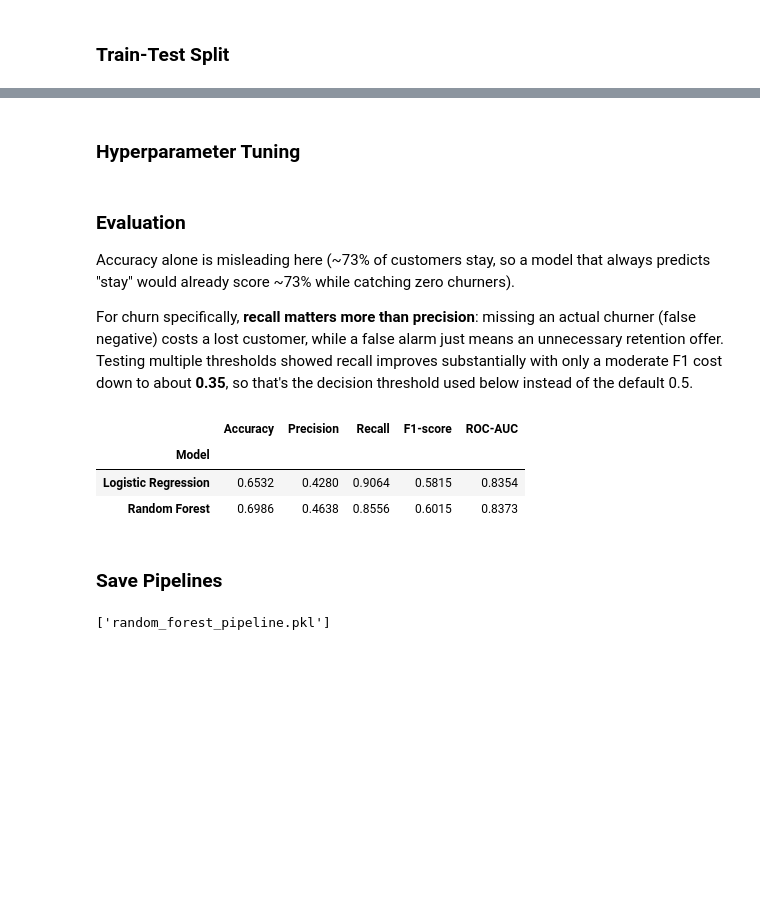
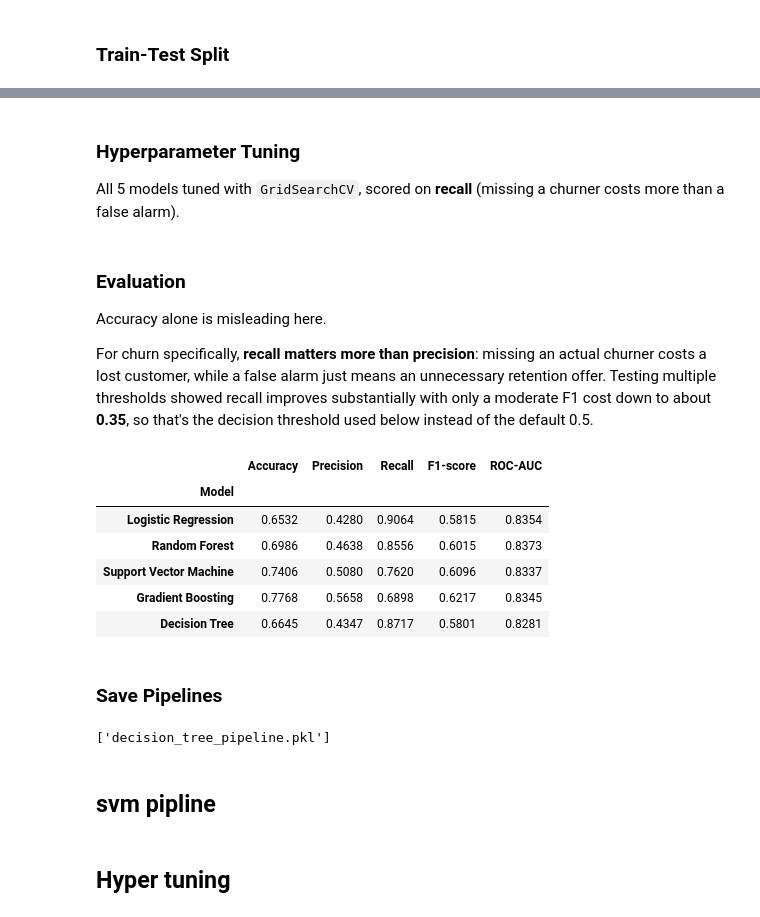
Before and after one commit to basmalamoataz/Samsung-Churnguard, a Jupyter notebook: Project_2.ipynb, the cells around one changed output, grey strips where cells are left out. Saved outputs shown, nothing was run; the diff lists cells and outputs as text; code cells hidden in the pictures; blank space fills up the shorter version.

Commit message:
add 2 models

```diff
--- a/Project_2.ipynb
+++ b/Project_2.ipynb
@@ -626,20 +627,37 @@ from sklearn.pipeline import Pipeline
 from sklearn.compose import ColumnTransformer
 from sklearn.preprocessing import StandardScaler
 from sklearn.linear_model import LogisticRegression
-from sklearn.ensemble import RandomForestClassifier
+from sklearn.ensemble import RandomForestClassifier, GradientBoostingClassifier
+from sklearn.svm import SVC
+from sklearn.tree import DecisionTreeClassifier
 
 numeric_cols = ["tenure", "MonthlyCharges", "TotalCharges"]
+scaler_step = ("scaler", ColumnTransformer([("scale", StandardScaler(), numeric_cols)], remainder="passthrough"))
 
 lr_pipeline = Pipeline([
-    ("scaler", ColumnTransformer([("scale", StandardScaler(), numeric_cols)], remainder="passthrough")),
+    scaler_step,
     ("model", LogisticRegression(max_iter=1000, class_weight="balanced", random_state=42))
 ])
 
 rf_pipeline = Pipeline([
     ("model", RandomForestClassifier(class_weight="balanced", random_state=42, n_jobs=-1))
 ])
+
+svm_pipeline = Pipeline([
+    scaler_step,
+    ("model", SVC(probability=True, class_weight="balanced", random_state=42))
+])
+
+gb_pipeline = Pipeline([
+    ("model", GradientBoostingClassifier(random_state=42))
+])
+
+dt_pipeline = Pipeline([
+    ("model", DecisionTreeClassifier(class_weight="balanced", random_state=42))
+])
-# %% [markdown]
-### Hyperparameter Tuning
+# %% [markdown]
+### Hyperparameter Tuning
+All 5 models tuned with `GridSearchCV`, scored on **recall** (missing a churner costs more than a false alarm).
 # %%
 from sklearn.model_selection import GridSearchCV
 
@@ -667,37 +701,43 @@ best_rf = rf_grid.best_estimator_
 # %% [markdown]
 ### Evaluation
 
-Accuracy alone is misleading here (~73% of customers stay, so a model that always predicts "stay" would already score ~73% while catching zero churners).
+Accuracy alone is misleading here.
 
-For churn specifically, **recall matters more than precision**: missing an actual churner (false negative) costs a lost customer, while a false alarm just means an unnecessary retention offer. Testing multiple thresholds showed recall improves substantially with only a moderate F1 cost down to about **0.35**, so that's the decision threshold used below instead of the default 0.5.
+For churn specifically, **recall matters more than precision**: missing an actual churner costs a lost customer, while a false alarm just means an unnecessary retention offer. Testing multiple thresholds showed recall improves substantially with only a moderate F1 cost down to about **0.35**, so that's the decision threshold used below instead of the default 0.5.
 # %%
 from sklearn.metrics import accuracy_score, precision_score, recall_score, f1_score, roc_auc_score
 
 THRESHOLD = 0.35
 
 def evaluate(model, name, threshold=THRESHOLD):
     y_proba = model.predict_proba(X_test)[:, 1]
     y_pred = (y_proba >= threshold).astype(int)
     return {
         "Model": name,
         "Accuracy": accuracy_score(y_test, y_pred),
         "Precision": precision_score(y_test, y_pred),
         "Recall": recall_score(y_test, y_pred),
         "F1-score": f1_score(y_test, y_pred),
         "ROC-AUC": roc_auc_score(y_test, y_proba),
     }
 
 results = pd.DataFrame([
     evaluate(best_lr, "Logistic Regression"),
     evaluate(best_rf, "Random Forest"),
+    evaluate(best_svm, "Support Vector Machine"),
+    evaluate(best_gb, "Gradient Boosting"),
+    evaluate(best_dt, "Decision Tree"),
 ]).set_index("Model").round(4)
 
 results
 # %% [output]
 |  | Accuracy | Precision | Recall | F1-score | ROC-AUC |
 | Model |  |  |  |  |  |
 | Logistic Regression | 0.6532 | 0.4280 | 0.9064 | 0.5815 | 0.8354 |
 | Random Forest | 0.6986 | 0.4638 | 0.8556 | 0.6015 | 0.8373 |
+| Support Vector Machine | 0.7406 | 0.5080 | 0.7620 | 0.6096 | 0.8337 |
+| Gradient Boosting | 0.7768 | 0.5658 | 0.6898 | 0.6217 | 0.8345 |
+| Decision Tree | 0.6645 | 0.4347 | 0.8717 | 0.5801 | 0.8281 |
 # %% [markdown]
 ### Save Pipelines
 # %%
@@ -705,5 +745,10 @@ import joblib
 
 joblib.dump(best_lr, "logistic_regression_pipeline.pkl")
 joblib.dump(best_rf, "random_forest_pipeline.pkl")
+joblib.dump(best_svm, "svm_pipeline.pkl")
+joblib.dump(best_gb, "gradient_boosting_pipeline.pkl")
+joblib.dump(best_dt, "decision_tree_pipeline.pkl")
 # %% [output]
-['random_forest_pipeline.pkl']
+['decision_tree_pipeline.pkl']
+# %% [markdown]
+## svm pipline
@@ -709,0 +761,2 @@ joblib.dump(best_rf, "random_forest_pipeline.pkl")
+# %% [markdown]
+## Hyper tuning
```
Also changed, not shown: parts of 8 cells of this notebook, 3 other files.
